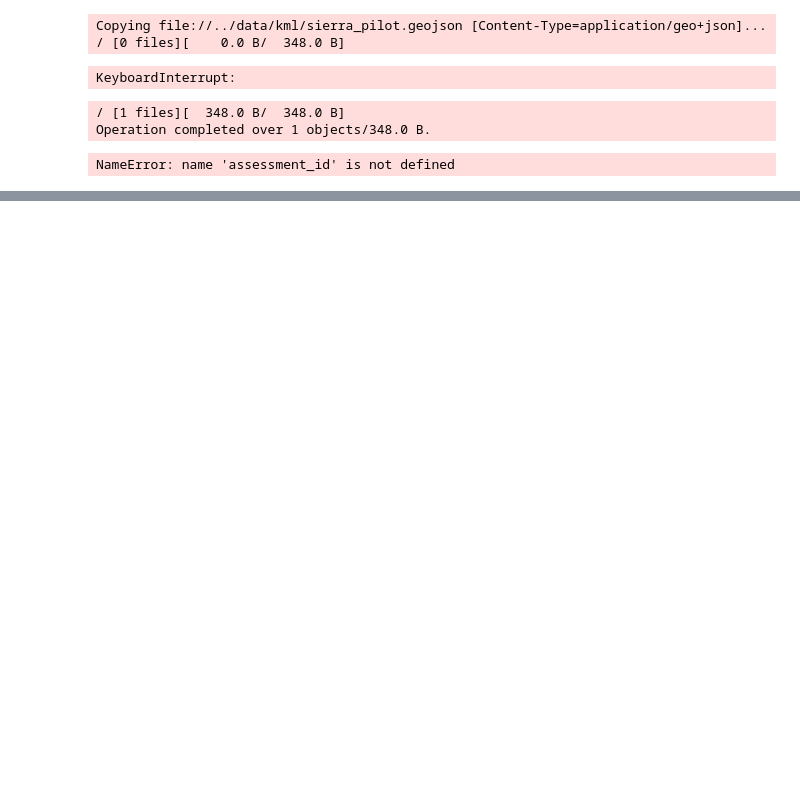
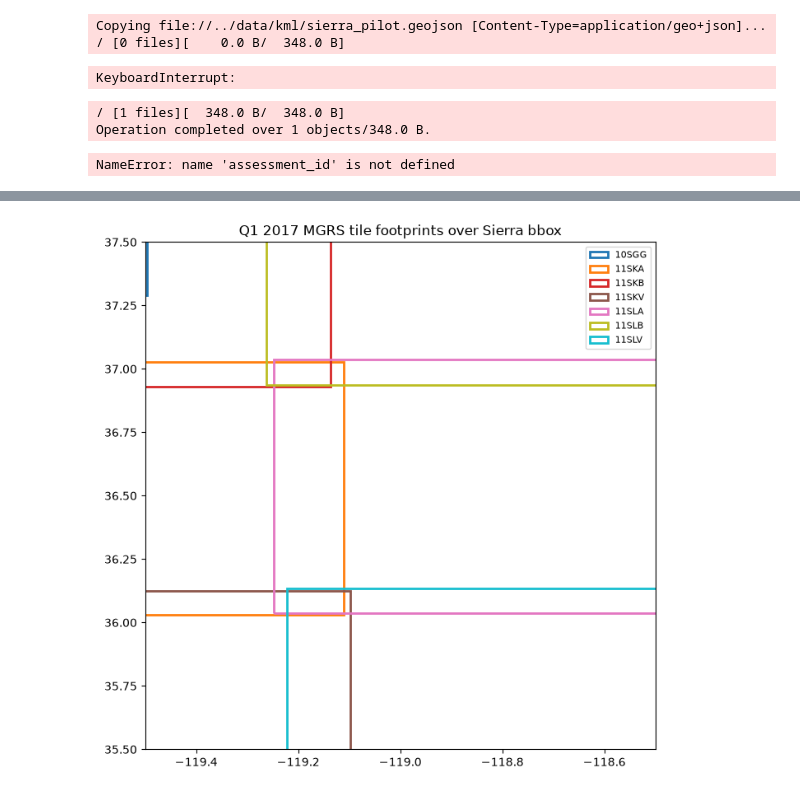
Before and after one commit to ada-th25/climate_impact_curves, a Jupyter notebook: notebooks/03_inhouse_model_comparison.ipynb, the cells around one changed output, grey strips where cells are left out. Drawn from its saved outputs; the diff is of its cells as text; code cells hidden in the pictures; blank space fills up the shorter version.

```diff
--- a/notebooks/03_inhouse_model_comparison.ipynb
+++ b/notebooks/03_inhouse_model_comparison.ipynb
@@ -105,0 +241,27 @@ print(resp.json())
+# %%
+import rasterio
+from rasterio.vrt import WarpedVRT
+from rasterio.warp import Resampling as WarpResampling
+import numpy as np
+import matplotlib.pyplot as plt
+
+tifs_q1 = sorted(glob.glob(os.path.join(out_dir, "18693595-3", "Q1_*.tif")))
+fig, ax = plt.subplots(figsize=(8, 8))
+colors = plt.cm.tab10(np.linspace(0, 1, len(tifs_q1)))
+
+for i, t in enumerate(tifs_q1):
+    with rasterio.open(t) as src:
+        vrt = WarpedVRT(src, crs="EPSG:4326", resampling=WarpResampling.nearest)
+        bounds = vrt.bounds
+        tile_name = os.path.basename(t).split("_")[-1].replace(".tif", "")
+        rect = plt.Rectangle((bounds.left, bounds.bottom), bounds.right-bounds.left, bounds.top-bounds.bottom,
+                              fill=False, edgecolor=colors[i], linewidth=2, label=tile_name)
+        ax.add_patch(rect)
+
+ax.set_xlim(-119.5, -118.5)
+ax.set_ylim(35.5, 37.5)
+ax.legend(loc="upper right", fontsize=8)
+ax.set_title("Q1 2017 MGRS tile footprints over Sierra bbox")
+plt.show()
+# %% [output]
+[figure, added]
```
Also changed, not shown: parts of 12 cells of this notebook.
